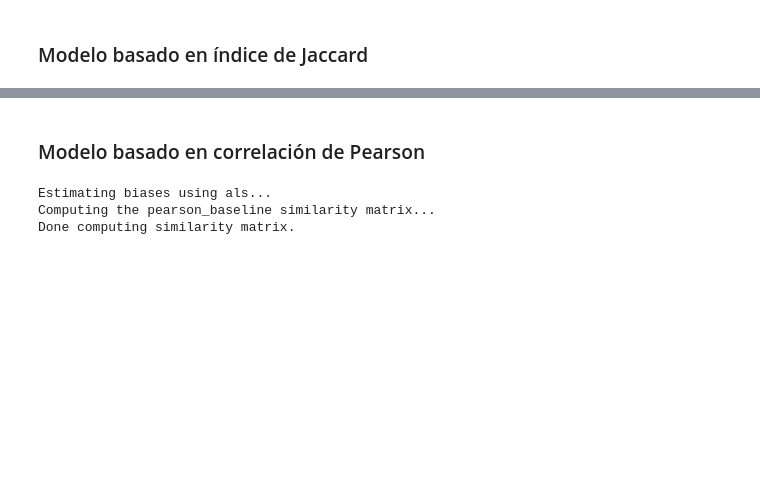
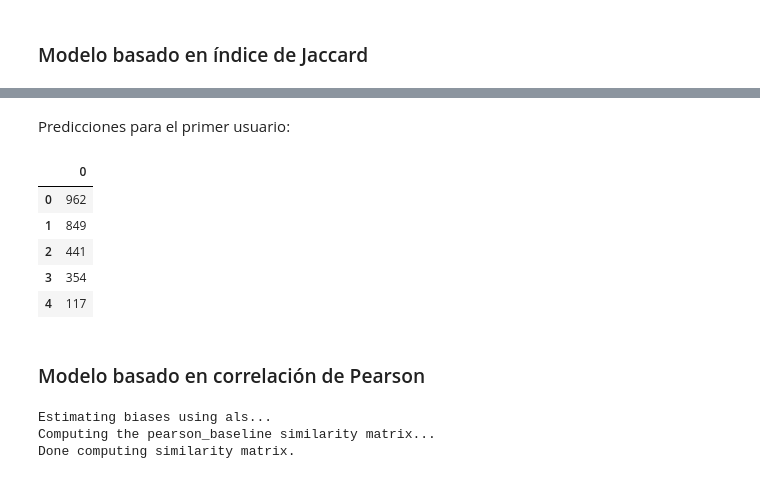
Before and after one commit to se-mende/SistemasRecomendacion_Taller1, a Jupyter notebook: sistema_recomendacion_usuario_usuario.ipynb, the cells around one changed output, grey strips where cells are left out. Saved outputs shown, nothing was run; the diff lists cells and outputs as text; code cells hidden in the pictures; blank space fills up the shorter version.

Commit message:
user-user recommendations with jaccard done

```diff
--- a/sistema_recomendacion_usuario_usuario.ipynb
+++ b/sistema_recomendacion_usuario_usuario.ipynb
@@ -15,7 +31,7 @@ seed = 10
 random.seed(seed)
 np.random.seed(seed)
 # %%
-file_path = './data/preprocessed_user_item_rating.csv'
+file_path = './Data/preprocessed_user_item_rating.csv'
 # %%
 if not (os.path.exists(file_path)):
   raise ValueError('El archivo preprocessed_user_item_rating.csv no fue encontrado en el path')
@@ -82,13 +119,15 @@ ratings_jaccard=ratings.groupby('userid')['artist-name'].apply(lambda x: ','.joi
 # %%
-ListaL=[]
+Lista=[]
 for x in ratings_jaccard:
     lista=[]
+    cont=0
     for y in ratings_jaccard:
         if x is not y:
             z = len(set(x).intersection(y)) / len(set(x).union(y))
-            lista.append(z)
-    ListaL.append(lista)
+            lista.append(str(z)+str(': ')+str(cont))
+            cont+=1
+    Lista.append(lista)
 
-jaccard_df = pd.DataFrame(ListaL)
+jaccard_df = pd.DataFrame(Lista)
 jaccard_df
 # %% [output]
@@ -107 +146,12 @@ jaccard_df
 992 rows × 991 columns
+# %%
+pickle.dump( Lista, open( "./Data/predictions_uu_jaccard.p", "wb" ) )
+pickle_predictions_jaccard = pickle.load( open( "./Data/predictions_uu_jaccard.p", "rb" ) )
+# %%
+all_five_first_prediction_uu_jaccard=[]
+for x in pickle_predictions_jaccard:
+    a=np.sort(np.array(x))
+    all_five_first_prediction_uu_jaccard.append(a[::-1][0:5].tolist())
+
+pd.DataFrame(all_five_first_prediction_uu_jaccard)
+all_five_first_prediction_uu_jaccard
@@ -108,3 +176,19 @@ jaccard_df
+# %% [markdown]
+Predicciones para el primer usuario:
+# %%
+s=[]
+for x in all_five_first_prediction_uu_jaccard[0]:
+  s.append(x.split(':')[1])
+
+df=pd.DataFrame(s)
+df
+# %% [output]
+|  | 0 |
+| 0 | 962 |
+| 1 | 849 |
+| 2 | 441 |
+| 3 | 354 |
+| 4 | 117 |
 # %% [markdown]
 ### Modelo basado en correlación de Pearson
 # %%
```
Also changed, not shown: parts of 6 cells of this notebook.
